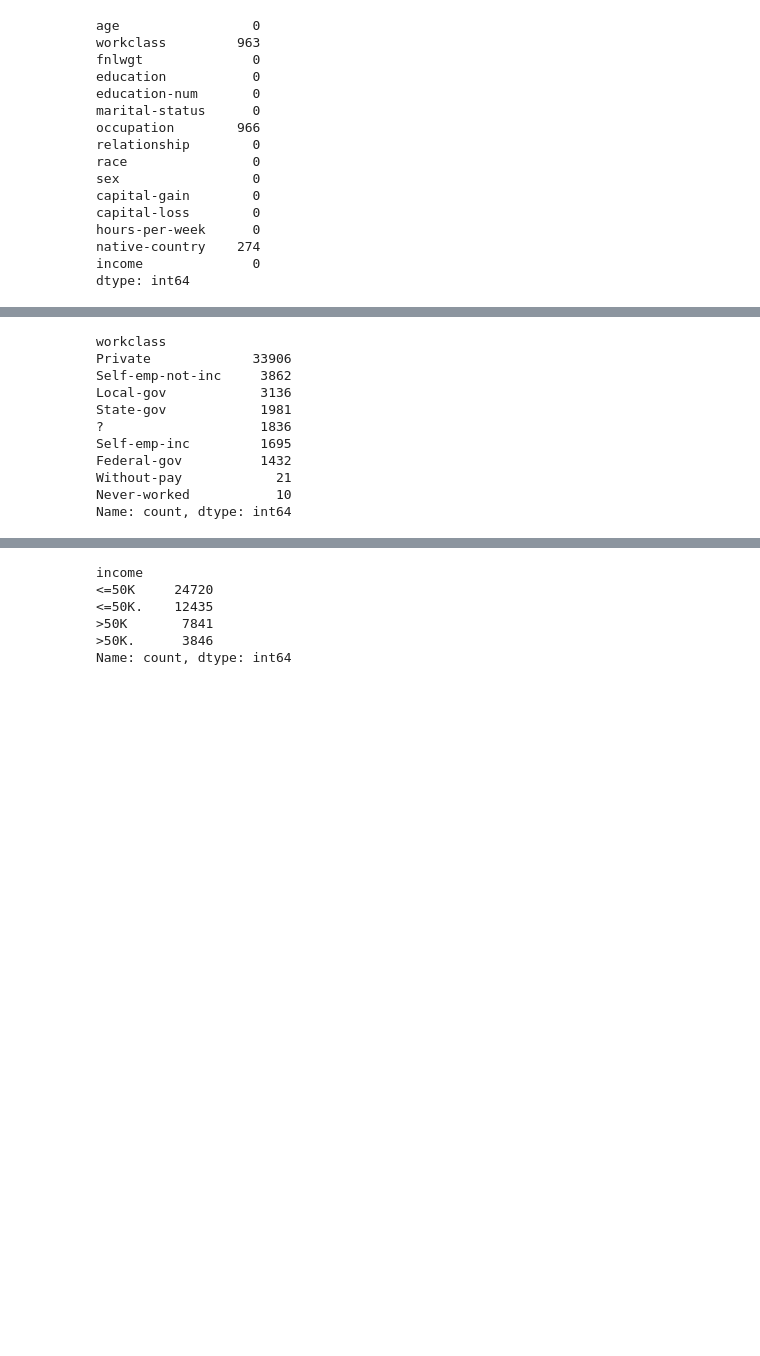
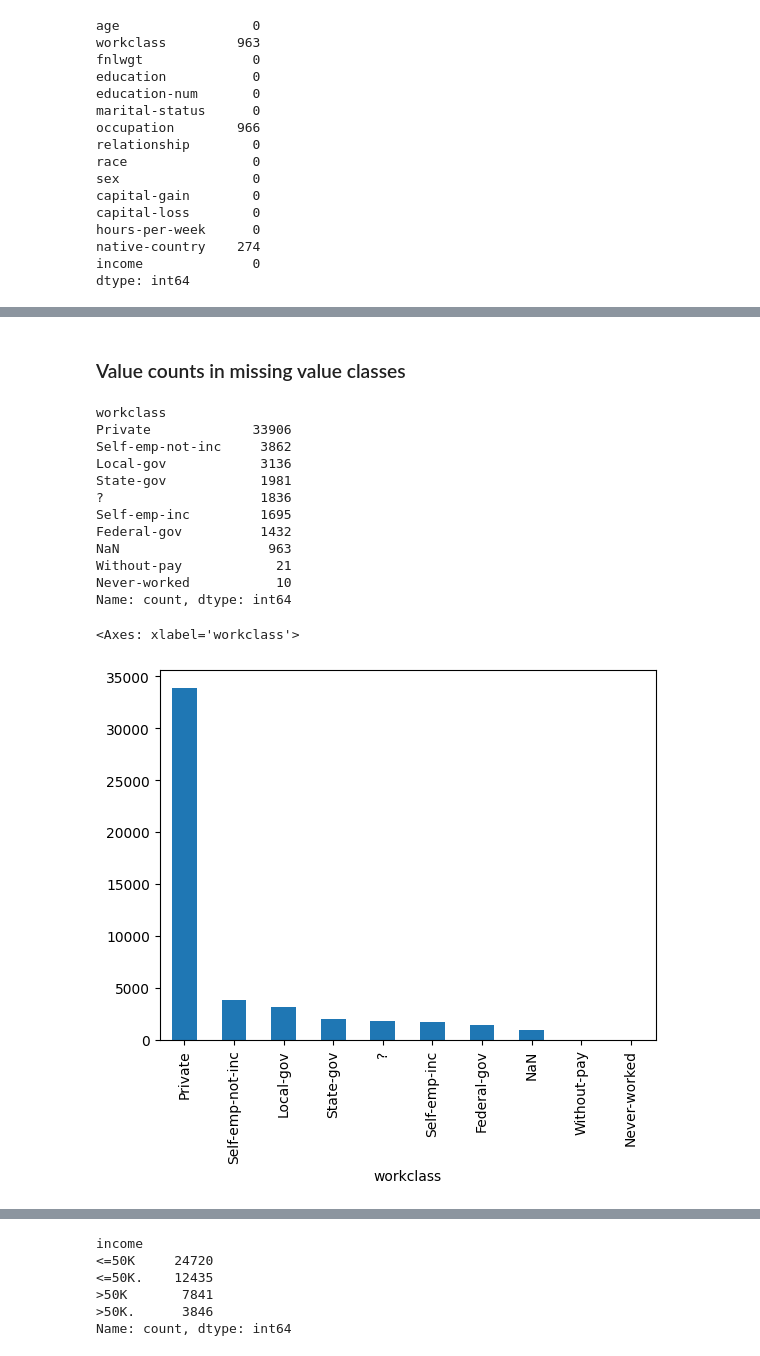
Before and after one commit to chulanshammi/MachineLearning-CW, a Jupyter notebook: ml.ipynb, the cells around one changed output, grey strips where cells are left out. Saved outputs shown, nothing was run; the diff lists cells and outputs as text; code cells hidden in the pictures; blank space fills up the shorter version.

```diff
--- a/ml.ipynb
+++ b/ml.ipynb
@@ -144,17 +105,23 @@ df.head(50)
+# %% [markdown]
+### Value counts in missing value classes
 # %%
 print(df['workclass'].value_counts())
+df['workclass'].value_counts().plot(kind='bar')
 # %% [output]
 workclass
 Private             33906
 Self-emp-not-inc     3862
 Local-gov            3136
 State-gov            1981
 ?                    1836
 Self-emp-inc         1695
 Federal-gov          1432
+NaN                   963
 Without-pay            21
 Never-worked           10
 Name: count, dtype: int64
+<Axes: xlabel='workclass'>
+[figure, added]
 # %%
 print(df['occupation'].value_counts())
 df['occupation'].value_counts().plot(kind='bar')
```
Also changed, not shown: parts of 39 cells of this notebook.
